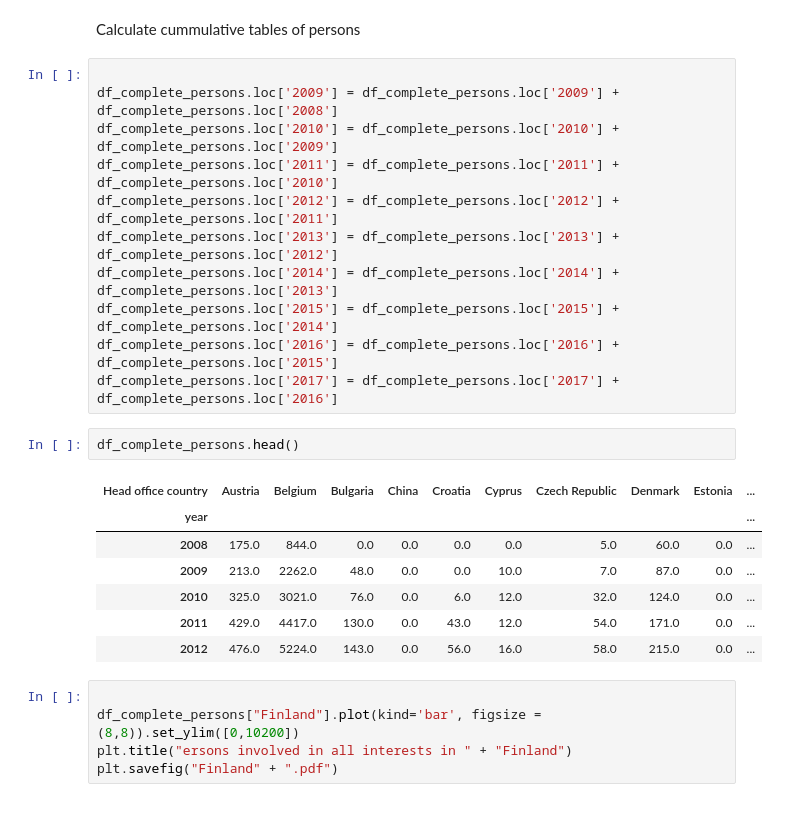
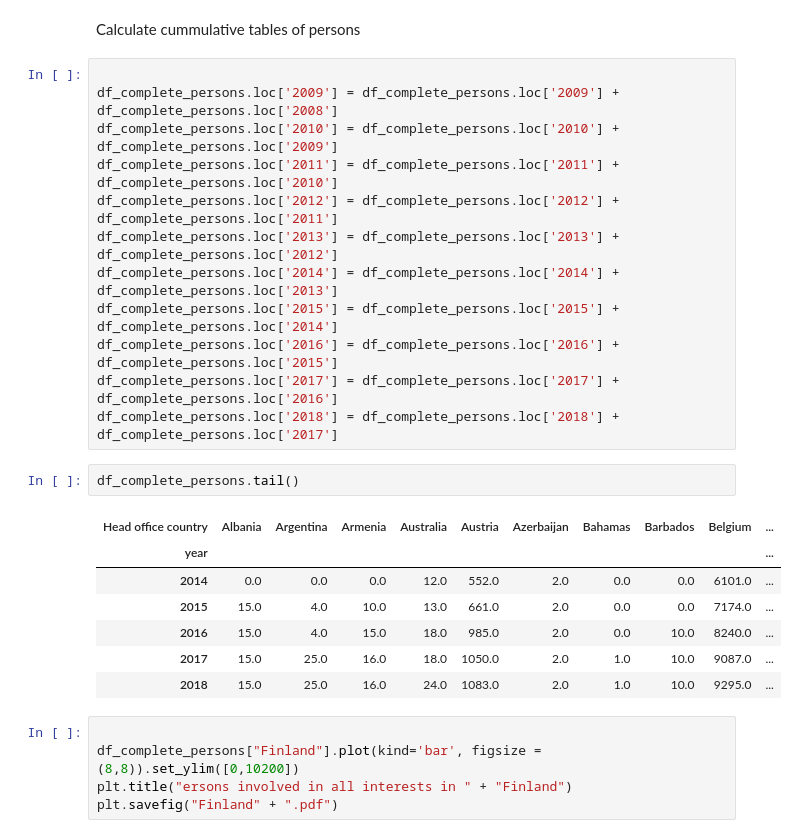
Before and after one commit to IoannisAntypas/Data_projects, a Jupyter notebook: code/data_project_2/Code/Lobbying investigation part 3.ipynb, the cells around one changed output. Cells and saved outputs as stored; diff of their text form.

```diff
--- a/code/data_project_2/Code/Lobbying investigation part 3.ipynb
+++ b/code/data_project_2/Code/Lobbying investigation part 3.ipynb
@@ -91,16 +134,17 @@ df_complete_persons.loc['2014'] = df_complete_persons.loc['2014'] + df_complete_
 df_complete_persons.loc['2015'] = df_complete_persons.loc['2015'] + df_complete_persons.loc['2014']
 df_complete_persons.loc['2016'] = df_complete_persons.loc['2016'] + df_complete_persons.loc['2015']
 df_complete_persons.loc['2017'] = df_complete_persons.loc['2017'] + df_complete_persons.loc['2016']
+df_complete_persons.loc['2018'] = df_complete_persons.loc['2018'] + df_complete_persons.loc['2017']
 # %%
-df_complete_persons.head()
+df_complete_persons.tail()
 # %% [output]
-| Head office country | Austria | Belgium | Bulgaria | China | Croatia | Cyprus | Czech Republic | Denmark | Estonia | ... |
+| Head office country | Albania | Argentina | Armenia | Australia | Austria | Azerbaijan | Bahamas | Barbados | Belgium | ... |
 | year |  |  |  |  |  |  |  |  |  | ... |
-| 2008 | 175.0 | 844.0 | 0.0 | 0.0 | 0.0 | 0.0 | 5.0 | 60.0 | 0.0 | ... |
-| 2009 | 213.0 | 2262.0 | 48.0 | 0.0 | 0.0 | 10.0 | 7.0 | 87.0 | 0.0 | ... |
-| 2010 | 325.0 | 3021.0 | 76.0 | 0.0 | 6.0 | 12.0 | 32.0 | 124.0 | 0.0 | ... |
-| 2011 | 429.0 | 4417.0 | 130.0 | 0.0 | 43.0 | 12.0 | 54.0 | 171.0 | 0.0 | ... |
-| 2012 | 476.0 | 5224.0 | 143.0 | 0.0 | 56.0 | 16.0 | 58.0 | 215.0 | 0.0 | ... |
+| 2014 | 0.0 | 0.0 | 0.0 | 12.0 | 552.0 | 2.0 | 0.0 | 0.0 | 6101.0 | ... |
+| 2015 | 15.0 | 4.0 | 10.0 | 13.0 | 661.0 | 2.0 | 0.0 | 0.0 | 7174.0 | ... |
+| 2016 | 15.0 | 4.0 | 15.0 | 18.0 | 985.0 | 2.0 | 0.0 | 10.0 | 8240.0 | ... |
+| 2017 | 15.0 | 25.0 | 16.0 | 18.0 | 1050.0 | 2.0 | 1.0 | 10.0 | 9087.0 | ... |
+| 2018 | 15.0 | 25.0 | 16.0 | 24.0 | 1083.0 | 2.0 | 1.0 | 10.0 | 9295.0 | ... |
 # %%
 
 df_complete_persons["Finland"].plot(kind='bar', figsize =(8,8)).set_ylim([0,10200])
```
Also changed, not shown: parts of 11 cells of this notebook, 31 other files.
